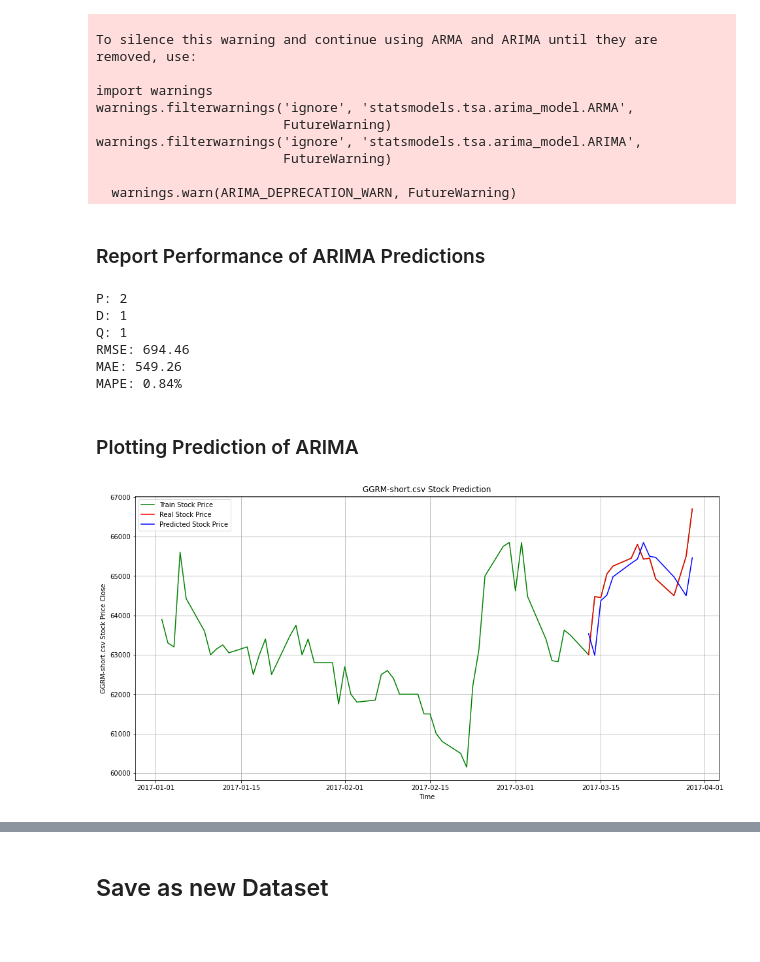
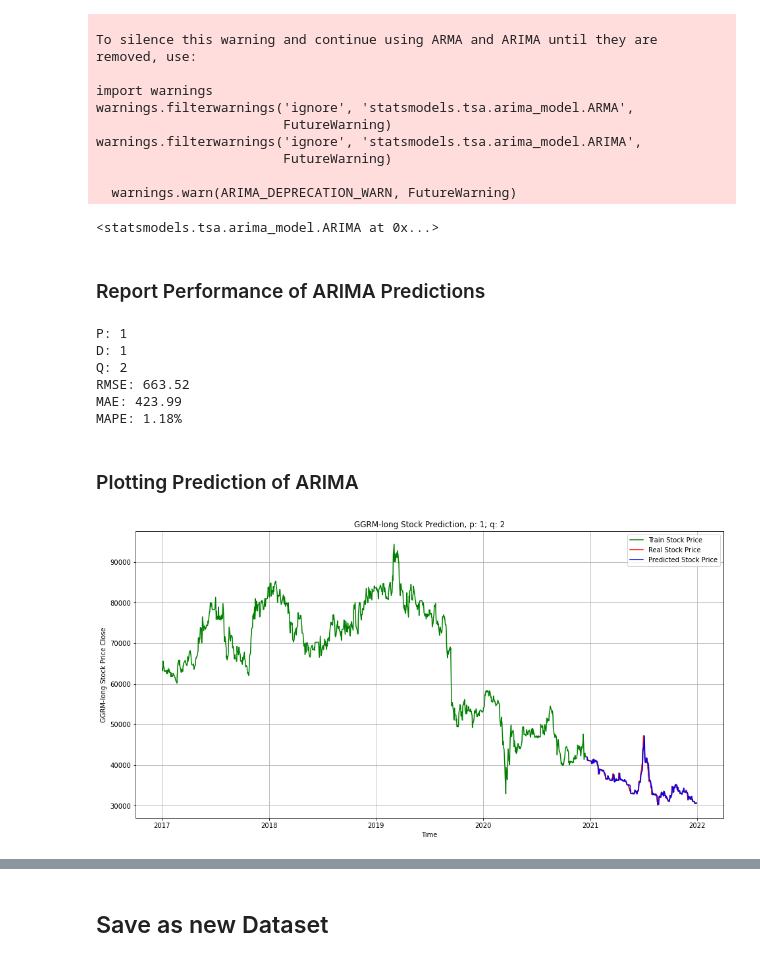
Before and after one commit to yoelagustinus/TugasAkhir, a Jupyter notebook: Stock Price Prediction ARIMA/ARIMA TA Stock Price Prediction.ipynb, the cells around one changed output, grey strips where cells are left out. Drawn from its saved outputs; the diff is of its cells as text; code cells hidden in the pictures; blank space fills up the shorter version.

```diff
--- a/Stock Price Prediction ARIMA/ARIMA TA Stock Price Prediction.ipynb
+++ b/Stock Price Prediction ARIMA/ARIMA TA Stock Price Prediction.ipynb
@@ -15,17 +15,16 @@ from sklearn.metrics import mean_squared_error, mean_absolute_error, mean_absolu
 # %% [markdown]
 ## Change The Indicators here..
 # %%
-name_of_dataset = 'GGRM-short.csv'
-name_dataset = 'GGRM-short'
+name_dataset = 'GGRM-long'
 column_dataset_obs = 'Close'
-p = 2
+p = 1
 d = 1
-q = 1
+q = 2
 # %% [markdown]
 ## read Dataset
 # %%
-dateparse = lambda dates: pd.datetime.strptime(dates, '%Y-%m-%d')
-data = pd.read_csv('../Datasets/'+name_of_dataset, sep=',', parse_dates=['Date'], index_col='Date',date_parser=dateparse)
+dateparse = lambda dates: pd.datetime.strptime(dates, '%d/%m/%Y')
+data = pd.read_csv('../Datasets/'+name_dataset+'.csv', sep=',', parse_dates=['Date'], index_col='Date',date_parser=dateparse)
 #data = data.loc['2012-11-10':'2017-11-10']
 plt.figure(figsize=(16,8))
 plt.grid(True)
@@ -124,6 +123,10 @@ warnings.filterwarnings('ignore', 'statsmodels.tsa.arima_model.ARIMA',
                         FutureWarning)
 
   warnings.warn(ARIMA_DEPRECATION_WARN, FutureWarning)
+# %%
+model
+# %% [output]
+<statsmodels.tsa.arima_model.ARIMA at 0x...>
 # %% [markdown]
 ### Report Performance of ARIMA Predictions
 # %%
@@ -139,25 +142,25 @@ print('MAE: '+ str("{:.2f}".format(mae)))
 mape = mean_absolute_percentage_error(y, predictions)
 print('MAPE: '+ str("{:.2f}".format(mape*100)) + '%')
 # %% [output]
-P: 2
+P: 1
 D: 1
-Q: 1
-RMSE: 694.46
-MAE: 549.26
-MAPE: 0.84%
+Q: 2
+RMSE: 663.52
+MAE: 423.99
+MAPE: 1.18%
 # %% [markdown]
 ### Plotting Prediction of ARIMA
 # %%
 plt.figure(figsize=(16,8))
 plt.plot(data.index[:], data[column_dataset_obs], color='green', label = 'Train Stock Price')
 plt.plot(test_data.index, y, color = 'red', label = 'Real Stock Price')
 plt.plot(test_data.index, predictions, color = 'blue', label = 'Predicted Stock Price')
-plt.title(name_of_dataset +' Stock Prediction')
+plt.title(name_dataset +' Stock Prediction, p: '+ str(p) +'; q: '+str(q))
 plt.xlabel('Time')
-plt.ylabel(name_of_dataset +' Stock Price '+ column_dataset_obs)
+plt.ylabel(name_dataset +' Stock Price '+ column_dataset_obs)
 plt.legend()
 plt.grid(True)
 # plt.savefig('arima_model.pdf')
 plt.show()
 # %% [output]
-[figure, old version]
+[figure, new version]
```
Also changed, not shown: parts of 19 cells of this notebook, 10 other files.
